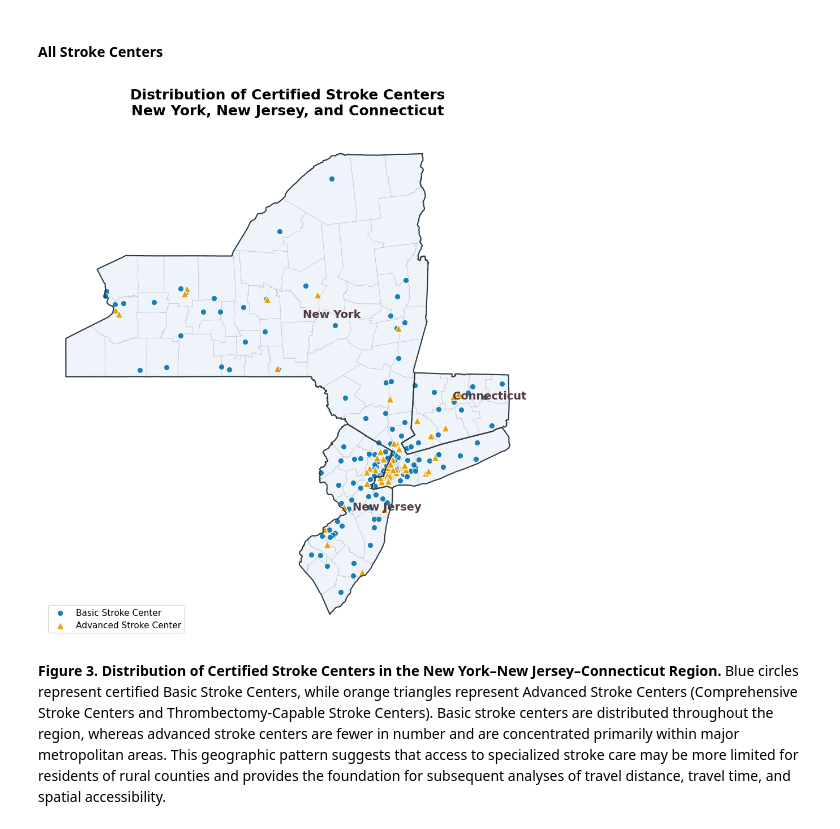
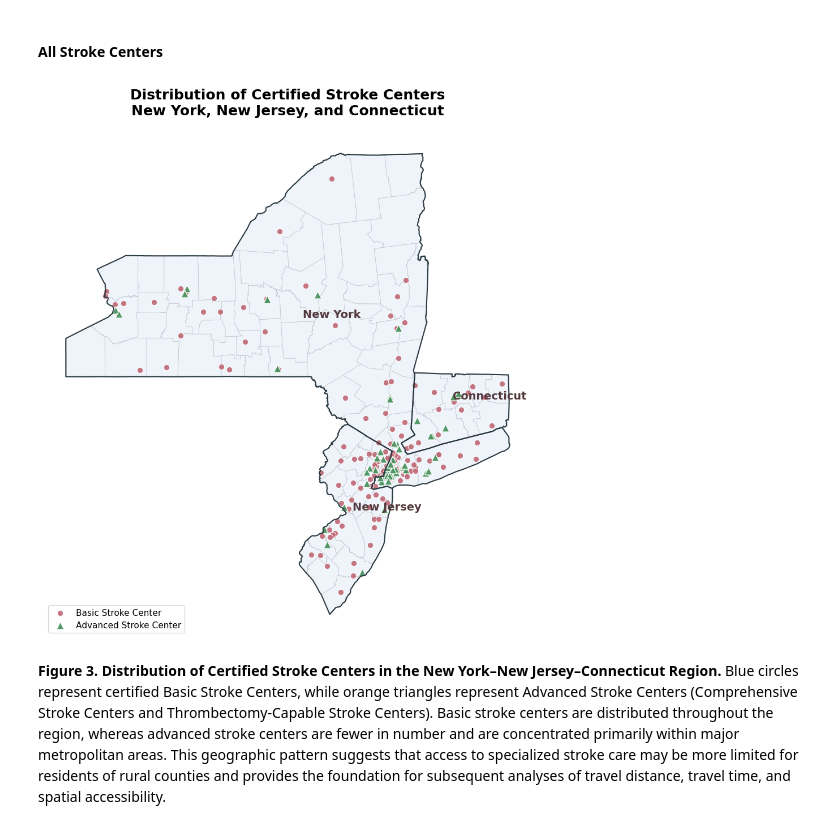
Before and after one commit to palism1/stroke-burden-index, a Jupyter notebook: geographic accessibility analysis/Mapping Geographic Accessibility.ipynb, the cells around one changed output. Drawn from its saved outputs; the diff is of its cells as text; code cells hidden in the pictures.

```diff
--- a/geographic accessibility analysis/Mapping Geographic Accessibility.ipynb
+++ b/geographic accessibility analysis/Mapping Geographic Accessibility.ipynb
@@ -338,7 +342,7 @@ states.boundary.plot(
 basic_gdf.plot(
     ax=ax,
     marker="o",
-    color="#0072B2",
+    color="#bf6774",
     markersize=55,
     edgecolor="white",
     linewidth=0.8,
@@ -351,7 +355,7 @@ basic_gdf.plot(
 advanced_gdf.plot(
     ax=ax,
     marker="^",
-    color="#E69F00",
+    color="#4b945f",
     markersize=90,
     edgecolor="white",
     linewidth=1,
@@ -387,34 +391,34 @@ ax.text(
     weight="bold",
     color="#543A3E"
 )
 
 ax.text(
     -74.6, 40.2,
     "New Jersey",
     fontsize=14,
     weight="bold",
     color="#543A3E"
 )
 
 ax.text(
     -72.8, 41.7,
     "Connecticut",
     fontsize=14,
     weight="bold",
     color="#543A3E"
 )
 
 # Remove axes
 
 plt.axis("off")
 
 # Improve spacing
 
 plt.tight_layout()
 
 plt.show()
 # %% [output]
-[figure, old version]
+[figure, new version]
 # %% [markdown]
 **Figure 3. Distribution of Certified Stroke Centers in the New York–New Jersey–Connecticut Region.** Blue circles represent certified Basic Stroke Centers, while orange triangles represent Advanced Stroke Centers (Comprehensive Stroke Centers and Thrombectomy-Capable Stroke Centers). Basic stroke centers are distributed throughout the region, whereas advanced stroke centers are fewer in number and are concentrated primarily within major metropolitan areas. This geographic pattern suggests that access to specialized stroke care may be more limited for residents of rural counties and provides the foundation for subsequent analyses of travel distance, travel time, and spatial accessibility.
 # %% [markdown]
```
Also changed, not shown: parts of 19 cells of this notebook.
